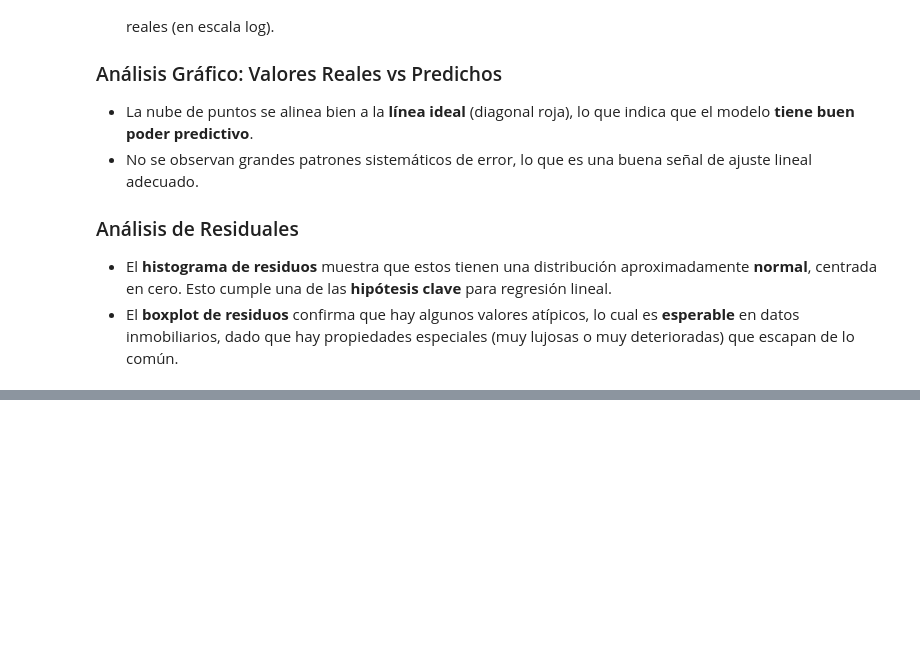
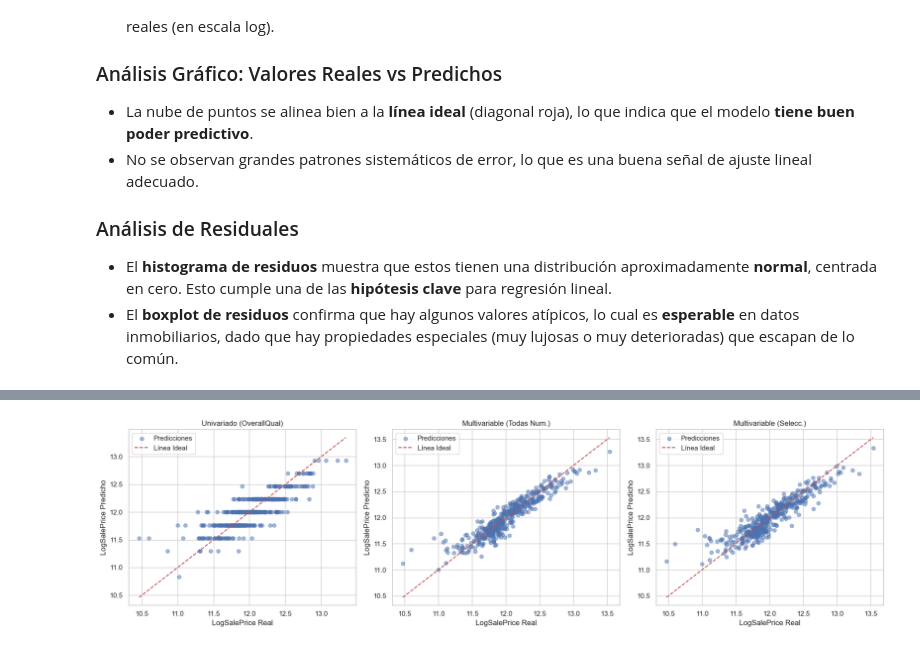
Before and after one commit to Gxrco/HT3-DM, a Jupyter notebook: notebook.ipynb, the cells around one changed output, grey strips where cells are left out. Saved outputs shown, nothing was run; the diff lists cells and outputs as text; code cells hidden in the pictures; blank space fills up the shorter version.

Commit message:
feat: add last details to test effectiveness of models

```diff
--- a/notebook.ipynb
+++ b/notebook.ipynb
@@ -775,0 +801,82 @@ strong multicollinearity or other numerical problems.
+# %%
+mse_uni = mean_squared_error(sale_price_t, sale_price_pred)
+r2_uni = r2_score(sale_price_t, sale_price_pred)
+residuales_uni = sale_price_t - sale_price_pred
+
+mse_all = mean_squared_error(y_test, y_pred)
+r2_all = r2_score(y_test, y_pred)
+residuales_all = y_test - y_pred
+
+mse_filt = mean_squared_error(y_test, y_pred_filtered)
+r2_filt = r2_score(y_test, y_pred_filtered)
+residuales_filt = y_test - y_pred_filtered
+
+print("Métricas de los 3 modelos:")
+print(f"Univariado (OverallQual):      MSE={mse_uni:.4f},  R²={r2_uni:.4f}")
+print(f"Multivariable (Todas Num.):    MSE={mse_all:.4f},  R²={r2_all:.4f}")
+print(f"Multivariable (Seleccionadas): MSE={mse_filt:.4f}, R²={r2_filt:.4f}")
+
+plt.figure(figsize=(18, 5))
+
+plt.subplot(1, 3, 1)
+plt.scatter(sale_price_t, sale_price_pred, alpha=0.5, label='Predicciones')
+plt.plot([sale_price_t.min(), sale_price_t.max()],
+         [sale_price_t.min(), sale_price_t.max()],
+         'r--', label='Línea Ideal')
+plt.xlabel("LogSalePrice Real")
+plt.ylabel("LogSalePrice Predicho")
+plt.title("Univariado (OverallQual)")
+plt.legend()
+
+plt.subplot(1, 3, 2)
+plt.scatter(y_test, y_pred, alpha=0.5, label='Predicciones')
+plt.plot([y_test.min(), y_test.max()],
+         [y_test.min(), y_test.max()],
+         'r--', label='Línea Ideal')
+plt.xlabel("LogSalePrice Real")
+plt.ylabel("LogSalePrice Predicho")
+plt.title("Multivariable (Todas Num.)")
+plt.legend()
+
+plt.subplot(1, 3, 3)
+plt.scatter(y_test, y_pred_filtered, alpha=0.5, label='Predicciones')
+plt.plot([y_test.min(), y_test.max()],
+         [y_test.min(), y_test.max()],
+         'r--', label='Línea Ideal')
+plt.xlabel("LogSalePrice Real")
+plt.ylabel("LogSalePrice Predicho")
+plt.title("Multivariable (Selecc.)")
+plt.legend()
+
+plt.tight_layout()
+plt.show()
+
+plt.figure(figsize=(18, 8))
+
+plt.subplot(2, 3, 1)
+sns.histplot(residuales_uni, kde=True, color='blue')
+plt.title("Residuales - Univariado")
+
+plt.subplot(2, 3, 2)
+sns.histplot(residuales_all, kde=True, color='green')
+plt.title("Residuales - Todas Num.")
+
+plt.subplot(2, 3, 3)
+sns.histplot(residuales_filt, kde=True, color='orange')
+plt.title("Residuales - Seleccionadas")
+
+plt.subplot(2, 3, 4)
+plt.boxplot(residuales_uni)
+plt.title("Boxplot - Univariado")
+
+plt.subplot(2, 3, 5)
+plt.boxplot(residuales_all)
+plt.title("Boxplot - Todas Num.")
+
+plt.subplot(2, 3, 6)
+plt.boxplot(residuales_filt)
+plt.title("Boxplot - Seleccionadas")
+
+plt.tight_layout()
+plt.show()
+# %% [output]
@@ -775,0 +887 @@ strong multicollinearity or other numerical problems.
+[figure, added]
```
Also changed, not shown: parts of 13 cells of this notebook.
